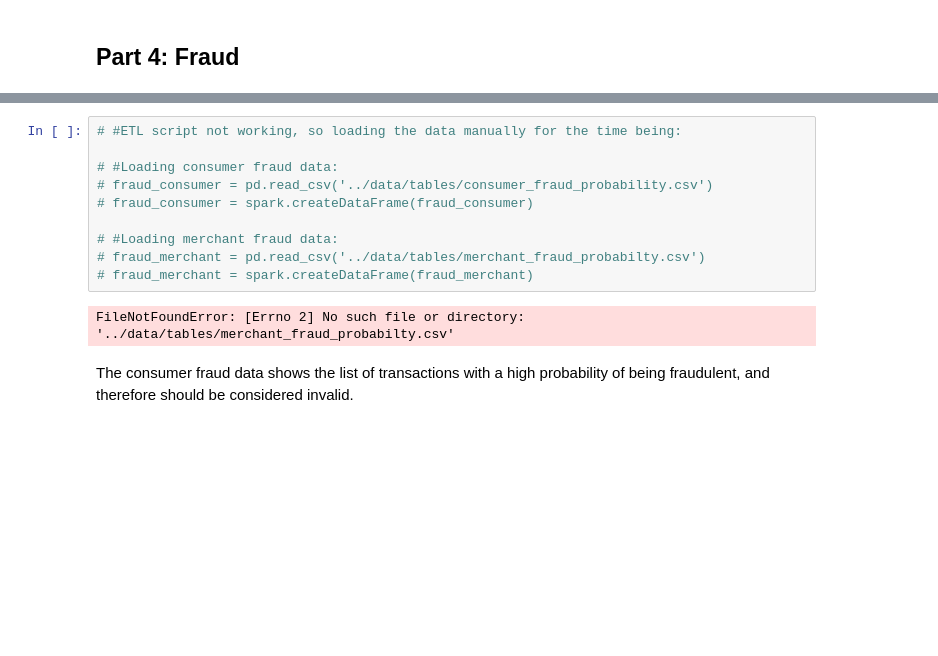
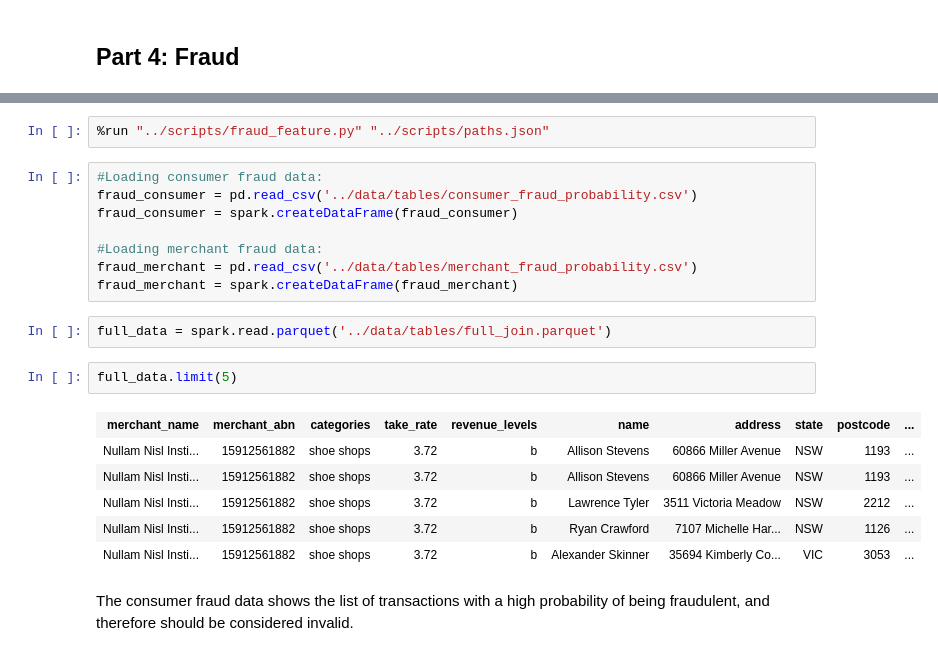
Before and after one commit to MAST30034-Applied-Data-Science/generic-buy-now-pay-later-project-group-10-bnpl, a Jupyter notebook: notebooks/Fraud-Feature.ipynb, the cells around one changed output, grey strips where cells are left out. Saved outputs shown, nothing was run; the diff lists cells and outputs as text; blank space fills up the shorter version.

```diff
--- a/notebooks/Fraud-Feature.ipynb
+++ b/notebooks/Fraud-Feature.ipynb
@@ -15,15 +14,24 @@ To adjust logging level use sc.setLogLevel(newLevel). For SparkR, use setLogLeve
+# %%
+%run "../scripts/fraud_feature.py" "../scripts/paths.json"
 # %%
-# #ETL script not working, so loading the data manually for the time being:
+#Loading consumer fraud data:
+fraud_consumer = pd.read_csv('../data/tables/consumer_fraud_probability.csv')
+fraud_consumer = spark.createDataFrame(fraud_consumer)
 
-# #Loading consumer fraud data:
-# fraud_consumer = pd.read_csv('../data/tables/consumer_fraud_probability.csv')
-# fraud_consumer = spark.createDataFrame(fraud_consumer)
-
-# #Loading merchant fraud data:
-# fraud_merchant = pd.read_csv('../data/tables/merchant_fraud_probabilty.csv')
-# fraud_merchant = spark.createDataFrame(fraud_merchant)
+#Loading merchant fraud data:
+fraud_merchant = pd.read_csv('../data/tables/merchant_fraud_probability.csv')
+fraud_merchant = spark.createDataFrame(fraud_merchant)
-# %% [output]
-FileNotFoundError: [Errno 2] No such file or directory: '../data/tables/merchant_fraud_probabilty.csv'
+# %%
+full_data = spark.read.parquet('../data/tables/full_join.parquet')
+# %%
+full_data.limit(5)
+# %% [output]
+| merchant_name | merchant_abn | categories | take_rate | revenue_levels | name | address | state | postcode | ... |
+| Nullam Nisl Insti... | 15912561882 | shoe shops | 3.72 | b | Allison Stevens | 60866 Miller Avenue | NSW | 1193 | ... |
+| Nullam Nisl Insti... | 15912561882 | shoe shops | 3.72 | b | Allison Stevens | 60866 Miller Avenue | NSW | 1193 | ... |
+| Nullam Nisl Insti... | 15912561882 | shoe shops | 3.72 | b | Lawrence Tyler | 3511 Victoria Meadow | NSW | 2212 | ... |
+| Nullam Nisl Insti... | 15912561882 | shoe shops | 3.72 | b | Ryan Crawford | 7107 Michelle Har... | NSW | 1126 | ... |
+| Nullam Nisl Insti... | 15912561882 | shoe shops | 3.72 | b | Alexander Skinner | 35694 Kimberly Co... | VIC | 3053 | ... |
 # %% [markdown]
 The consumer fraud data shows the list of transactions with a high probability of being fraudulent, and therefore should be considered invalid.
 # %%
```
Also changed, not shown: parts of 27 cells of this notebook, 5 other files.
